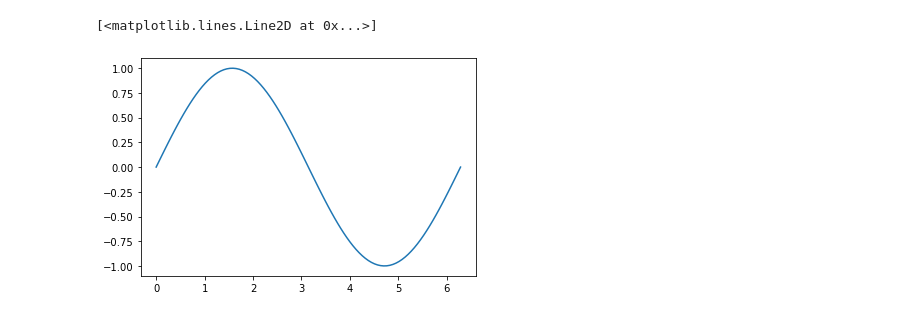
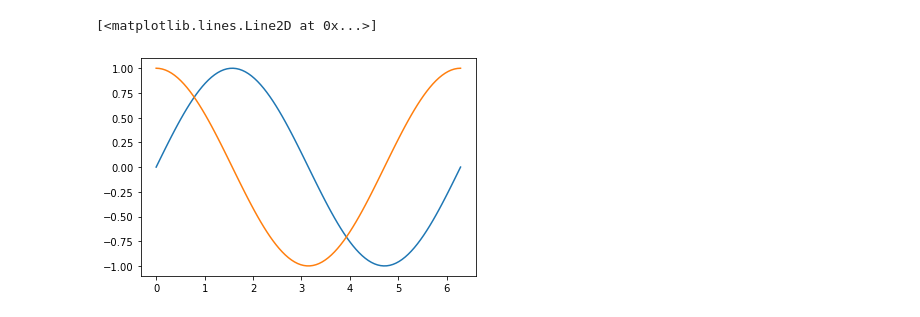
Before and after one commit to ideaself/PythonVScode, a Jupyter notebook: testJupyter.ipynb, the cells around one changed output. Cells and saved outputs as stored; diff of their text form; code cells hidden in the pictures.

```diff
--- a/testJupyter.ipynb
+++ b/testJupyter.ipynb
@@ -1,9 +1,11 @@
 # %%
 import matplotlib.pyplot as plt
 import numpy as np
 x = np.linspace(0,np.pi*2,100)
 y = np.sin(x)
 plt.plot(x,y)
+z = np.cos(x)
+plt.plot(x,z)
 # %% [output]
 [<matplotlib.lines.Line2D at 0x...>]
-[figure, old version]
+[figure, new version]
```
